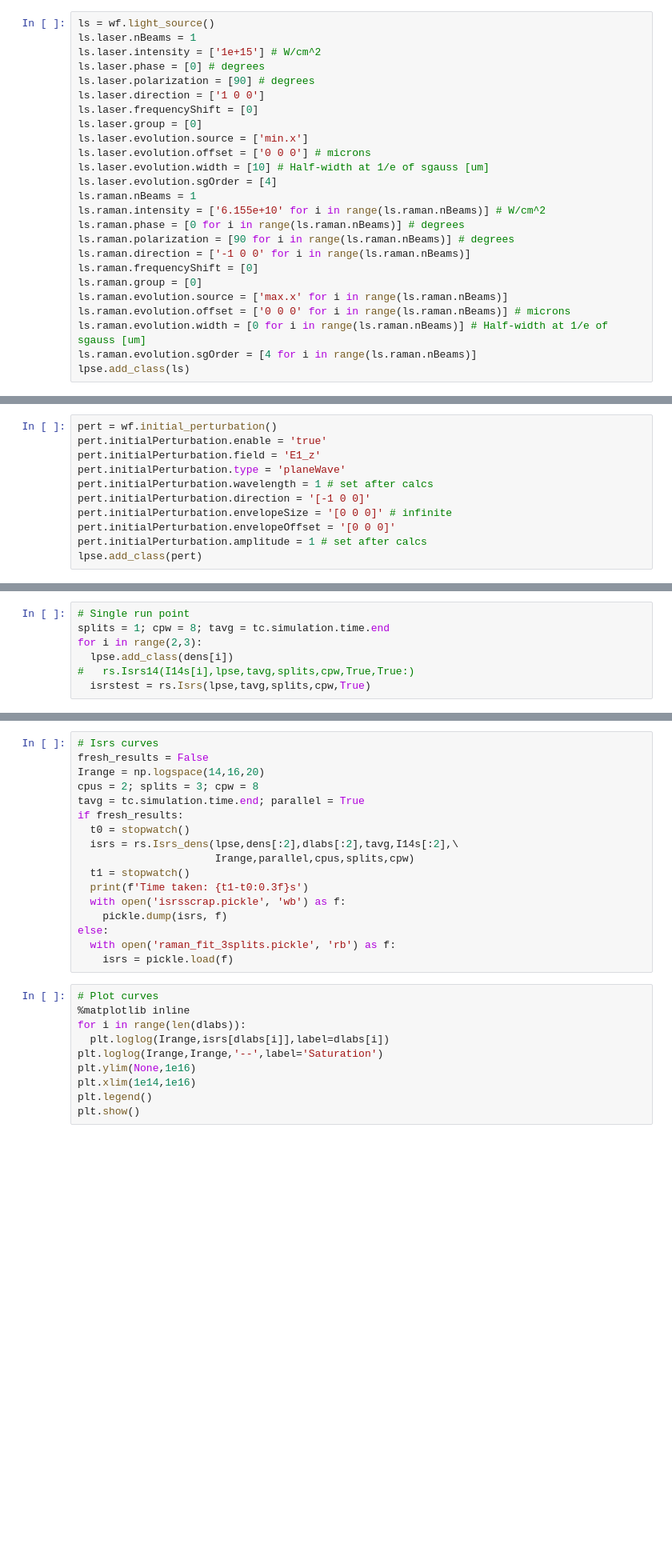
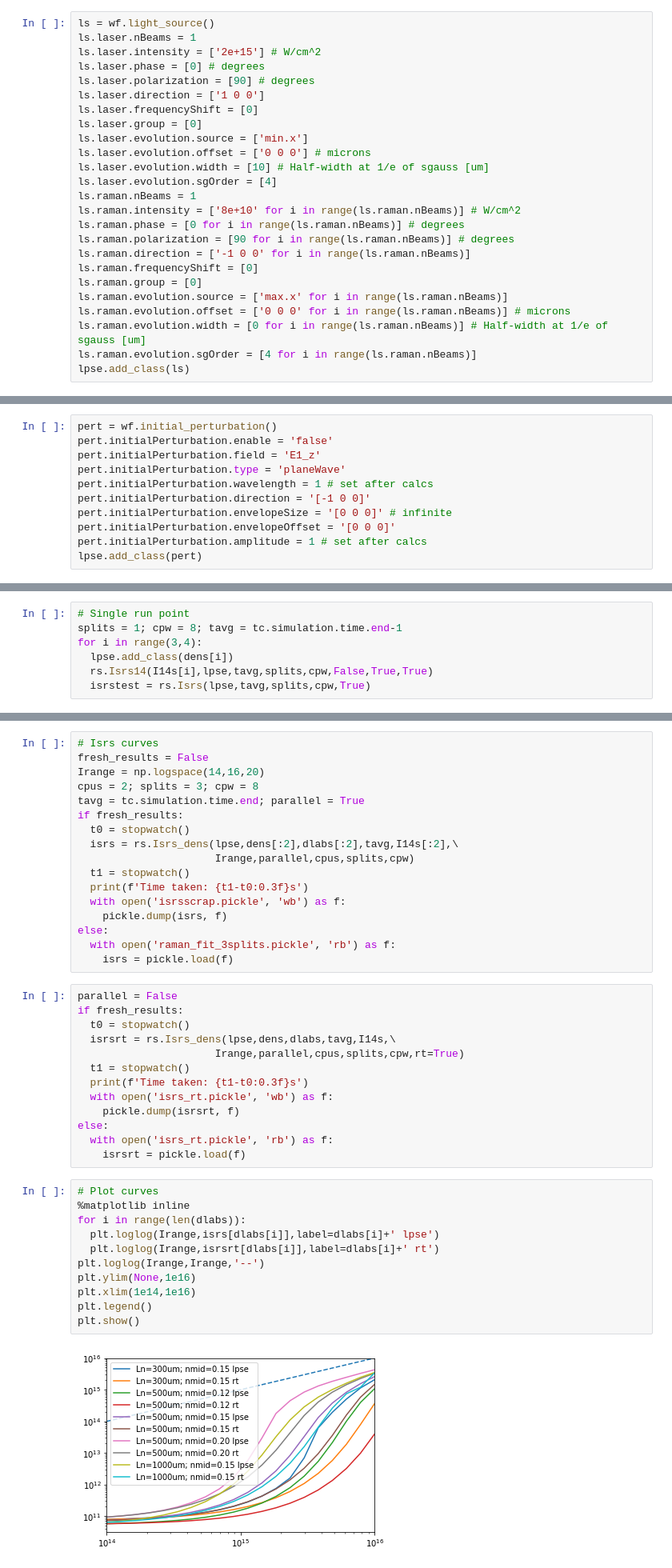
Before and after one commit to andrewanguswarwick/lpse_workflow, a Jupyter notebook: random_srs/case_workflow.ipynb, the cells around one changed output, grey strips where cells are left out. Shown at 80% size. Drawn from its saved outputs; the diff is of its cells as text; blank space fills up the shorter version.

```diff
--- a/random_srs/case_workflow.ipynb
+++ b/random_srs/case_workflow.ipynb
@@ -107,7 +110,7 @@ lpse.add_class(lc)
 # %%
 ls = wf.light_source()
 ls.laser.nBeams = 1
-ls.laser.intensity = ['1e+15'] # W/cm^2
+ls.laser.intensity = ['2e+15'] # W/cm^2
 ls.laser.phase = [0] # degrees
 ls.laser.polarization = [90] # degrees
 ls.laser.direction = ['1 0 0']
@@ -118,7 +121,7 @@ ls.laser.evolution.offset = ['0 0 0'] # microns
 ls.laser.evolution.width = [10] # Half-width at 1/e of sgauss [um]
 ls.laser.evolution.sgOrder = [4]
 ls.raman.nBeams = 1
-ls.raman.intensity = ['6.155e+10' for i in range(ls.raman.nBeams)] # W/cm^2
+ls.raman.intensity = ['8e+10' for i in range(ls.raman.nBeams)] # W/cm^2
 ls.raman.phase = [0 for i in range(ls.raman.nBeams)] # degrees
 ls.raman.polarization = [90 for i in range(ls.raman.nBeams)] # degrees
 ls.raman.direction = ['-1 0 0' for i in range(ls.raman.nBeams)]
@@ -162,7 +165,7 @@ ins.metrics.samplePeriod = 0.01 # ps
 lpse.add_class(ins)
 # %%
 pert = wf.initial_perturbation()
-pert.initialPerturbation.enable = 'true'
+pert.initialPerturbation.enable = 'false'
 pert.initialPerturbation.field = 'E1_z'
 pert.initialPerturbation.type = 'planeWave'
 pert.initialPerturbation.wavelength = 1 # set after calcs
@@ -197,8 +200,8 @@ dlabs = ['Ln=300um; nmid=0.15','Ln=500um; nmid=0.12',\
          'Ln=1000um; nmid=0.15']
 # %%
 # Single run point
-splits = 1; cpw = 8; tavg = tc.simulation.time.end
-for i in range(2,3):
+splits = 1; cpw = 8; tavg = tc.simulation.time.end-1
+for i in range(3,4):
   lpse.add_class(dens[i])
-#   rs.Isrs14(I14s[i],lpse,tavg,splits,cpw,True,True:)
+  rs.Isrs14(I14s[i],lpse,tavg,splits,cpw,False,True,True)
   isrstest = rs.Isrs(lpse,tavg,splits,cpw,True)
@@ -226,16 +255,32 @@ if fresh_results:
 else:
   with open('raman_fit_3splits.pickle', 'rb') as f:
     isrs = pickle.load(f)
+# %%
+parallel = False
+if fresh_results:
+  t0 = stopwatch()
+  isrsrt = rs.Isrs_dens(lpse,dens,dlabs,tavg,I14s,\
+                      Irange,parallel,cpus,splits,cpw,rt=True)
+  t1 = stopwatch()
+  print(f'Time taken: {t1-t0:0.3f}s')
+  with open('isrs_rt.pickle', 'wb') as f:
+    pickle.dump(isrsrt, f)
+else:
+  with open('isrs_rt.pickle', 'rb') as f:
+    isrsrt = pickle.load(f)
 # %%
 # Plot curves
 %matplotlib inline
 for i in range(len(dlabs)):
-  plt.loglog(Irange,isrs[dlabs[i]],label=dlabs[i])
-plt.loglog(Irange,Irange,'--',label='Saturation')
+  plt.loglog(Irange,isrs[dlabs[i]],label=dlabs[i]+' lpse')
+  plt.loglog(Irange,isrsrt[dlabs[i]],label=dlabs[i]+' rt')
+plt.loglog(Irange,Irange,'--')
 plt.ylim(None,1e16)
 plt.xlim(1e14,1e16)
 plt.legend()
 plt.show()
+# %% [output]
+[figure, added]
 # %%
 # Extract experimental datasets
 lasI = {}; srsI = {}
```
Also changed, not shown: parts of 9 cells of this notebook, 3 other files.
